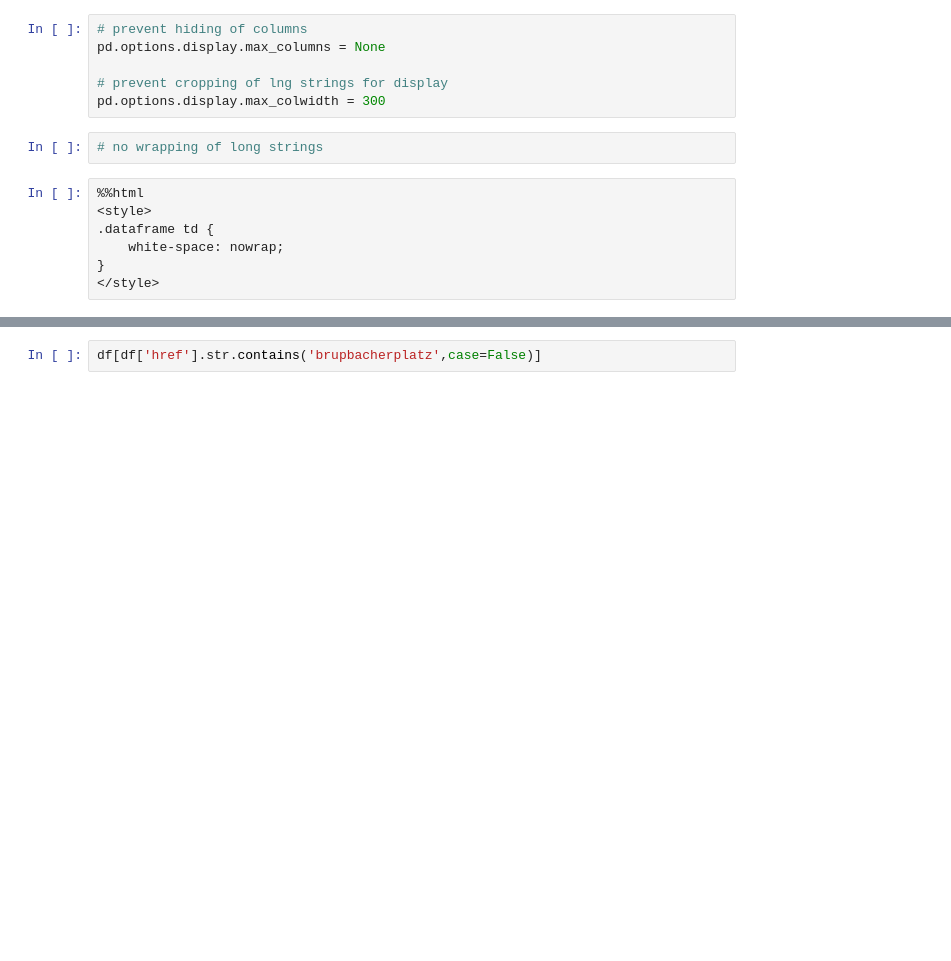
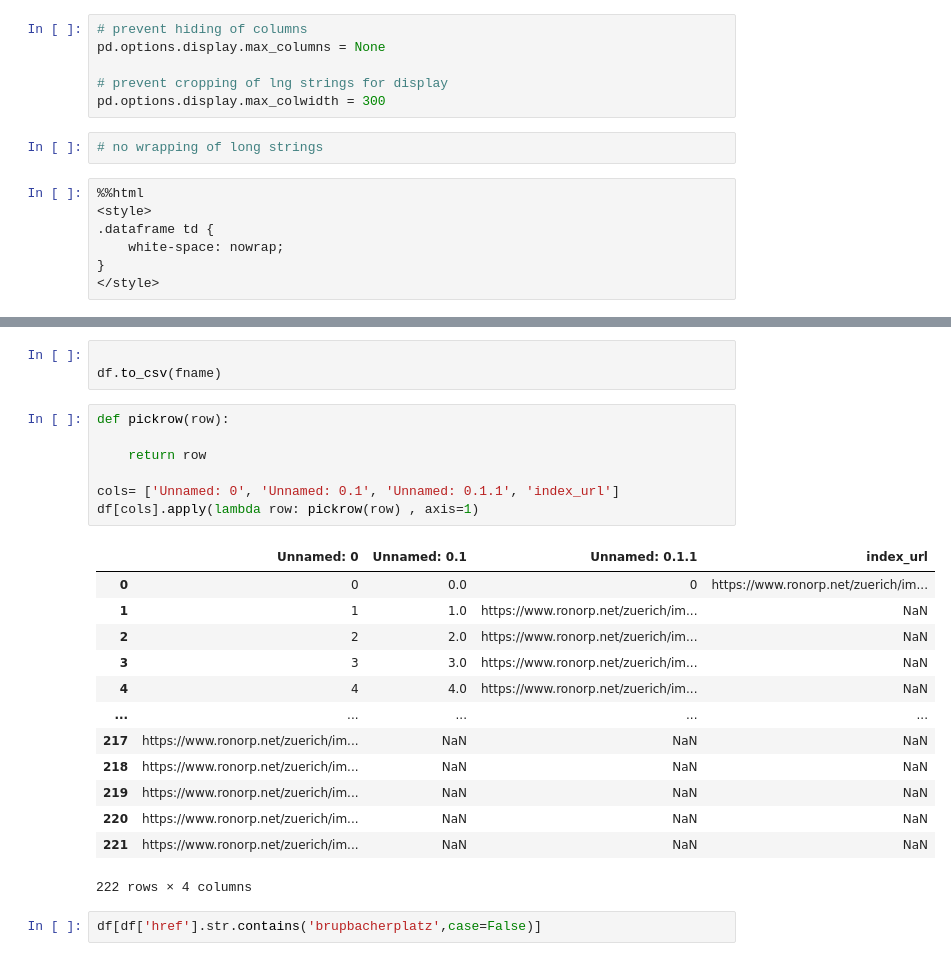
Before and after one commit to Dr-Nuke/wgscraper, a Jupyter notebook: notebooks/Analysis.ipynb, the cells around one changed output, grey strips where cells are left out. Saved outputs shown, nothing was run; the diff lists cells and outputs as text; blank space fills up the shorter version.

```diff
--- a/notebooks/Analysis.ipynb
+++ b/notebooks/Analysis.ipynb
@@ -45,3 +45,27 @@ df
+# %%
+
+df.to_csv(fname)
+# %%
+def pickrow(row):
+
+    return row
+
+cols= ['Unnamed: 0', 'Unnamed: 0.1', 'Unnamed: 0.1.1', 'index_url']
+df[cols].apply(lambda row: pickrow(row) , axis=1)
+# %% [output]
+|  | Unnamed: 0 | Unnamed: 0.1 | Unnamed: 0.1.1 | index_url |
+| 0 | 0 | 0.0 | 0 | https://www.ronorp.net/zuerich/im... |
+| 1 | 1 | 1.0 | https://www.ronorp.net/zuerich/im... | NaN |
+| 2 | 2 | 2.0 | https://www.ronorp.net/zuerich/im... | NaN |
+| 3 | 3 | 3.0 | https://www.ronorp.net/zuerich/im... | NaN |
+| 4 | 4 | 4.0 | https://www.ronorp.net/zuerich/im... | NaN |
+| ... | ... | ... | ... | ... |
+| 217 | https://www.ronorp.net/zuerich/im... | NaN | NaN | NaN |
+| 218 | https://www.ronorp.net/zuerich/im... | NaN | NaN | NaN |
+| 219 | https://www.ronorp.net/zuerich/im... | NaN | NaN | NaN |
+| 220 | https://www.ronorp.net/zuerich/im... | NaN | NaN | NaN |
+| 221 | https://www.ronorp.net/zuerich/im... | NaN | NaN | NaN |
+222 rows × 4 columns
 # %%
 df[df['href'].str.contains('brupbacherplatz',case=False)]
 # %% [output]
```
Also changed, not shown: parts of 4 cells of this notebook, 1 other file.
